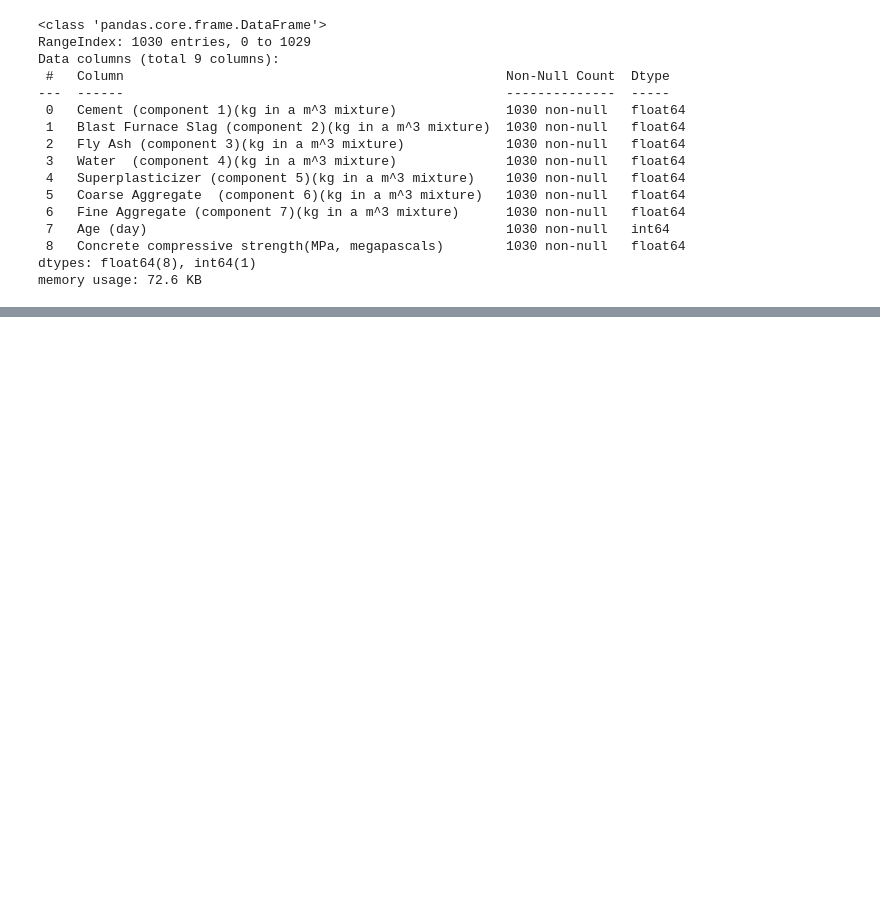
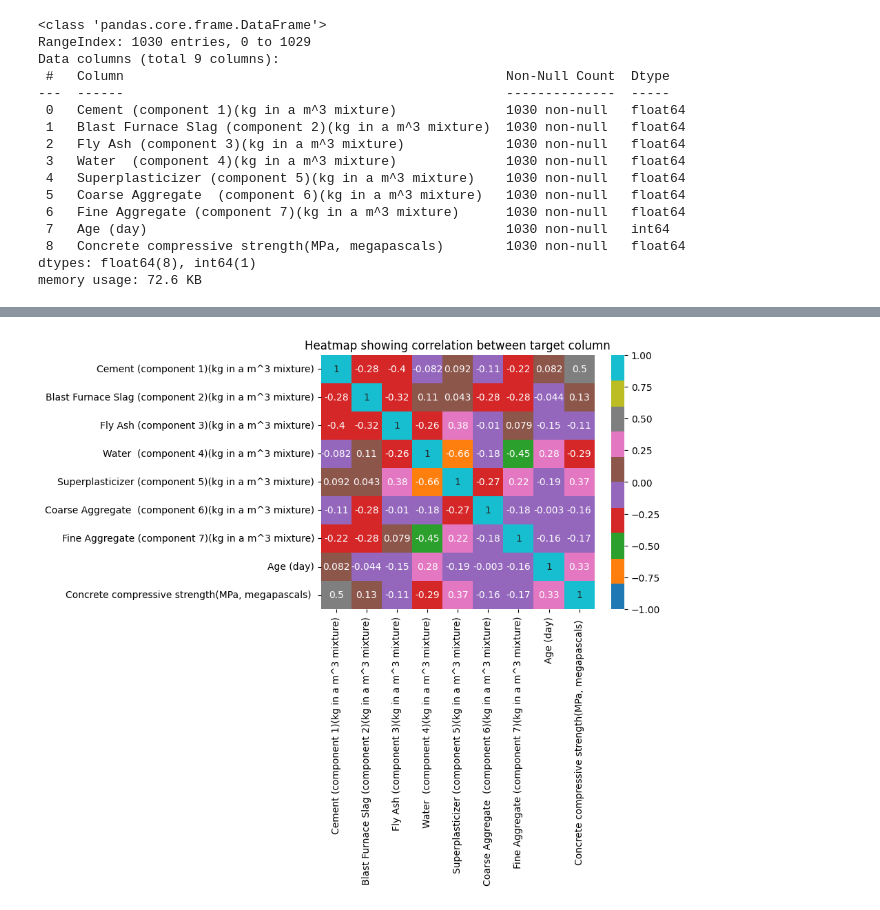
Before and after one commit to deva457/CementPrediction_Model, a Jupyter notebook: Model.ipynb, the cells around one changed output, grey strips where cells are left out. Drawn from its saved outputs; the diff is of its cells as text; code cells hidden in the pictures; blank space fills up the shorter version.

```diff
--- a/Model.ipynb
+++ b/Model.ipynb
@@ -150,0 +174,6 @@ report
+# %%
+sns.heatmap(df.corr(),annot = True,center = 0,vmax = 1,vmin = -1,cmap = 'tab10')
+plt.title('Heatmap showing correlation between target column')
+plt.show()
+# %% [output]
+[figure, added]
```
Also changed, not shown: parts of 4 cells of this notebook, 1 other file.
